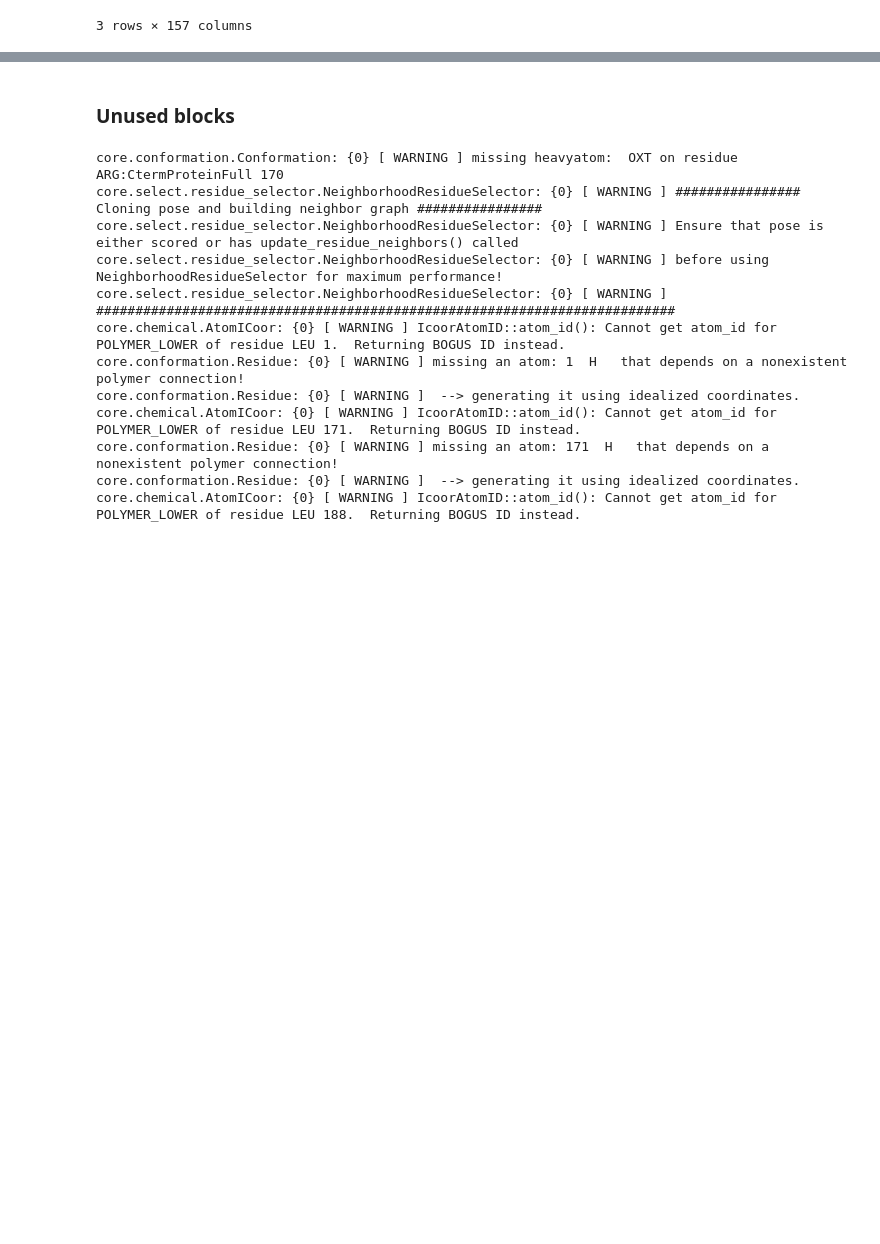
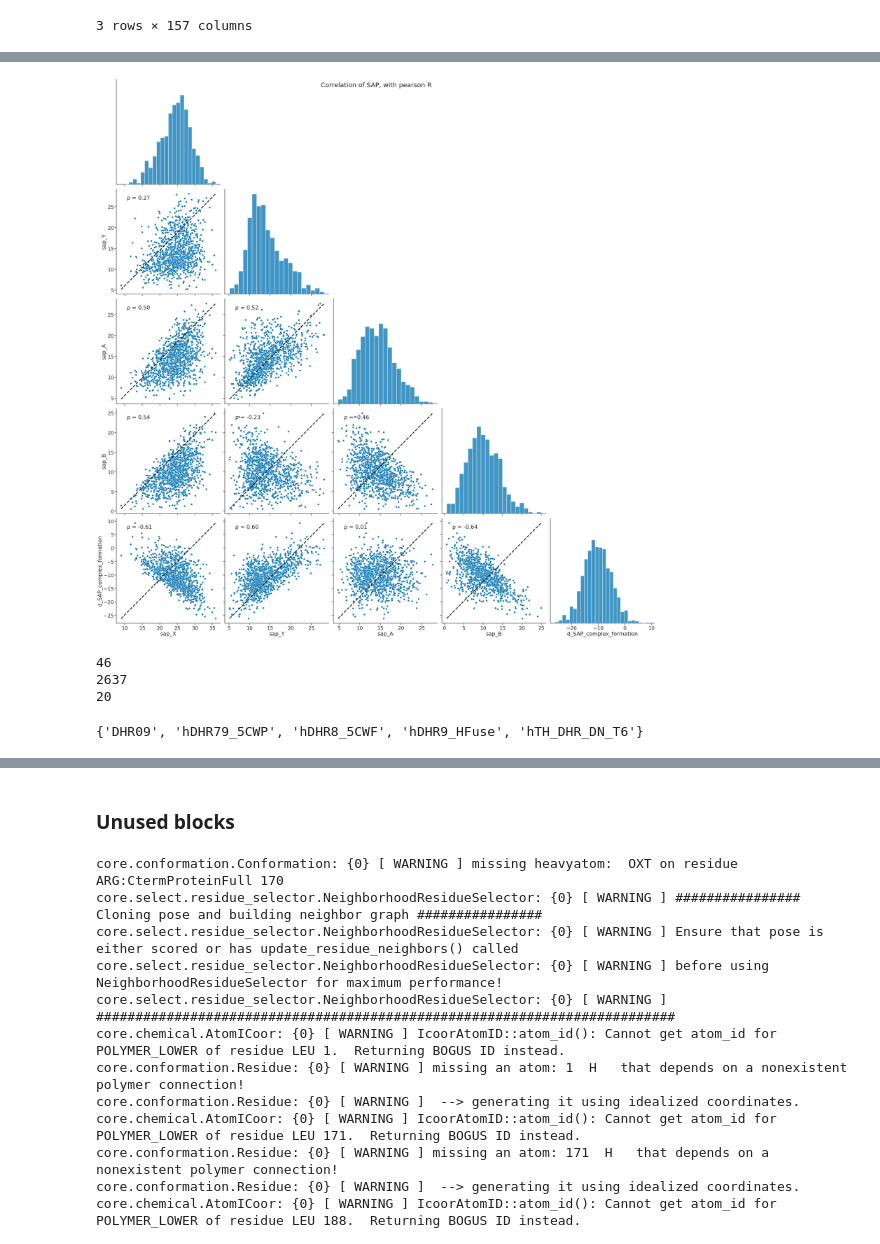
Before and after one commit to proleu/helix_binders, a Jupyter notebook: 06_cleanup_and_order.ipynb, the cells around one changed output, grey strips where cells are left out. Cells and saved outputs as stored; diff of their text form; code cells hidden in the pictures; blank space fills up the shorter version.

```diff
--- a/06_cleanup_and_order.ipynb
+++ b/06_cleanup_and_order.ipynb
@@ -561,0 +657,49 @@ scores_df["state"] = scores_df.apply(row2state, axis=1)
+# %%
+scores_df["d_SAP_complex_formation"] = scores_df["sap_Y"] - (
+    scores_df["sap_A"] + scores_df["sap_B"]
+)
+
+sap_subset = scores_df[
+    [
+        "sap_X",
+        "sap_Y",
+        "sap_A",
+        "sap_B",
+        "d_SAP_complex_formation",
+        "parent",
+    ]
+]
+
+ax = sns.pairplot(data=sap_subset.sample(frac=0.1), hue="parent", corner=True, height=8)
+plt.suptitle("Correlation of SAP, split by parent")
+sns.despine()
+plt.savefig("figs/06_correlations_SAP_split_by_parent.png")
+
+plt.close()
+
+ax = sns.pairplot(data=sap_subset.sample(frac=0.1), corner=True, height=8)
+ax.map_lower(rho)
+ax.map_offdiag(plot_unity)
+plt.suptitle("Correlation of SAP, with pearson R")
+sns.despine()
+plt.savefig("figs/06_correlations_SAP.png")
+# %% [output]
+[figure, added]
+# %%
+d_high = scores_df[scores_df["sap_A"] < 25]
+d_high = d_high[d_high["sap_Y"] < 25]
+d_high = d_high[d_high["d_SAP_complex_formation"] < -10]
+d_high = d_high[d_high["score_per_res_Y"] < -3]
+d_high = d_high[d_high["d_tot_complex_formation"] < 2]
+d_high = d_high[d_high["wnm_all_X"] < 0.8]
+d_high = d_high[d_high["wnm_all_Y"] < 0.8]
+
+print(len(set(d_high.state.values)))
+print(len(d_high))
+print(len(set(d_high.parent.values)))
+set(scores_df.parent.values) - set(d_high.parent.values)
+# %% [output]
+46
+2637
+20
+{'DHR09', 'hDHR79_5CWP', 'hDHR8_5CWF', 'hDHR9_HFuse', 'hTH_DHR_DN_T6'}
```
Also changed, not shown: parts of 5 cells of this notebook.
